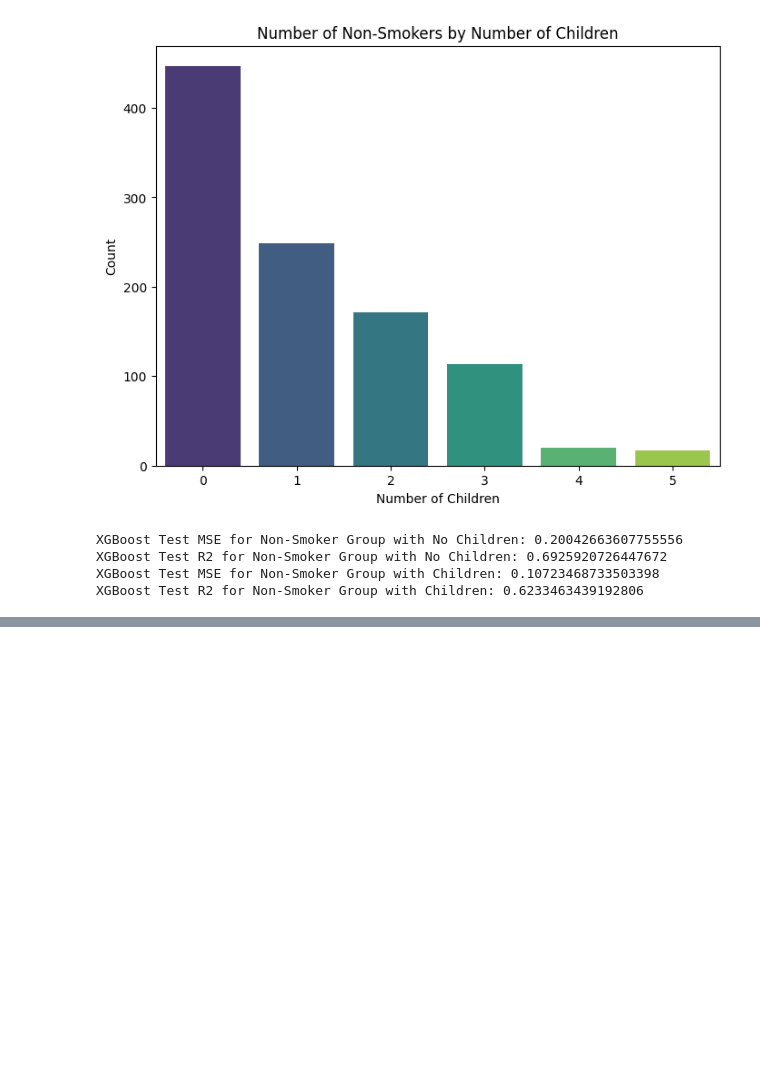
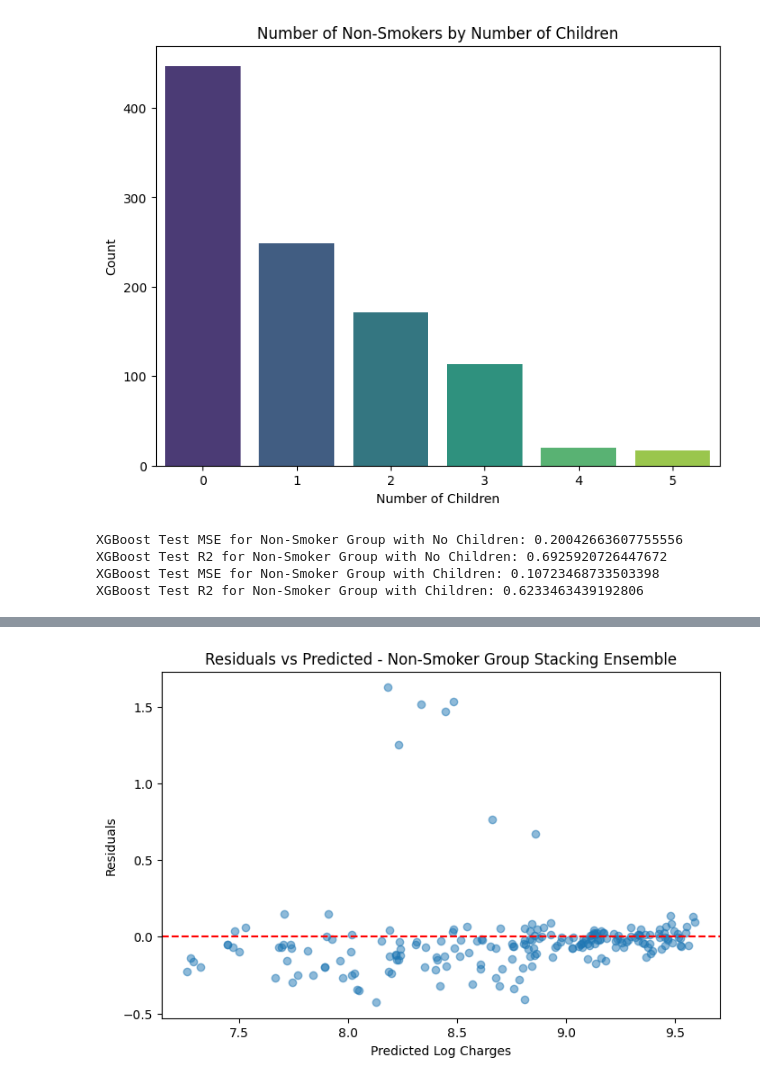
Before and after one commit to s-hreya-riram/three-little-pigs, a Jupyter notebook: exploratory_data_analysis.ipynb, the cells around one changed output, grey strips where cells are left out. Cells and saved outputs as stored; diff of their text form; code cells hidden in the pictures; blank space fills up the shorter version.

```diff
--- a/exploratory_data_analysis.ipynb
+++ b/exploratory_data_analysis.ipynb
@@ -807,0 +1318,86 @@ XGBoost Test R2 for Non-Smoker Group with Children: 0.6233463439192806
+# %%
+import warnings
+warnings.filterwarnings('ignore')
+from sklearn.pipeline import Pipeline
+
+non_smoker_df = data_df[data_df['smoker']=='no']
+y_ns = non_smoker_df['log_charges']
+X_ns = non_smoker_df.drop(columns=['log_charges'])
+X_ns = pd.get_dummies(X_ns, drop_first=True)
+
+# Train-test split 80/20
+X_train_ns, X_test_ns, y_train_ns, y_test_ns = train_test_split(
+    X_ns, y_ns, test_size=0.2, random_state=42
+)
+
+# Polynomial Features
+poly = PolynomialFeatures(degree=2, interaction_only=False, include_bias=False)
+
+# Base models with TransformedTargetRegressor for log-transform
+rf_model = RandomForestRegressor(n_estimators=100, max_depth=5, random_state=42)
+
+xgb_model = TransformedTargetRegressor(
+    regressor=XGBRegressor(objective='reg:squarederror', n_estimators=100, max_depth=5, learning_rate=0.05, random_state=42),
+    func=np.log1p, inverse_func=np.expm1
+)
+
+lgb_model = TransformedTargetRegressor(
+    regressor=lgb.LGBMRegressor(objective='regression', boosting_type='gbdt',
+                                 learning_rate=0.05, num_leaves=31, n_estimators=100,
+                                 min_child_samples=20, max_depth=5, random_state=42, verbose=-1),
+    func=np.log1p, inverse_func=np.expm1
+)
+
+estimators = [('rf', rf_model), ('xgb', xgb_model), ('lgb', lgb_model)]
+
+stacking_model = StackingRegressor(
+    estimators=estimators,
+    final_estimator=Ridge(alpha=1.0),
+    cv=10,  # 10-fold CV
+    n_jobs=-1
+)
+
+# Pipeline: polynomial features + stacking
+stacking_pipeline = Pipeline([
+    ('poly', poly),
+    ('stack', stacking_model)
+])
+
+# Fit model
+stacking_pipeline.fit(X_train_ns, y_train_ns)
+
+# Predict
+y_pred_ns = stacking_pipeline.predict(X_test_ns)
+
+# Metrics
+mse_ns = mean_squared_error(y_test_ns, y_pred_ns)
+rmse_ns = np.sqrt(mse_ns)
+r2_ns = r2_score(y_test_ns, y_pred_ns)
+
+# Cross-validated metrics
+cv = KFold(n_splits=10, shuffle=True, random_state=42)
+
+cv_mse_scores = -cross_val_score(stacking_pipeline, X_train_ns, y_train_ns, cv=cv, scoring='neg_mean_squared_error', n_jobs=-1)
+cv_rmse_mean = np.sqrt(np.mean(cv_mse_scores))
+
+cv_r2_scores = cross_val_score(stacking_pipeline, X_train_ns, y_train_ns, cv=cv, scoring='r2', n_jobs=-1)
+cv_r2_mean = np.mean(cv_r2_scores)
+
+# Print results
+print("Non-Smoker Group - Stacking Ensemble with Polynomial Features")
+print(f"Test MSE: {mse_ns:.4f}")
+print(f"Test RMSE: {rmse_ns:.4f}")
+print(f"Test R2: {r2_ns:.4f}")
+print(f"10-Fold CV RMSE: {cv_rmse_mean:.4f}")
+print(f"10-Fold CV R2: {cv_r2_mean:.4f}")
+
+# Residual plot
+residuals = y_test_ns - y_pred_ns
+plt.figure(figsize=(8,5))
+plt.scatter(y_pred_ns, residuals, alpha=0.5)
+plt.axhline(0, color='red', linestyle='--')
+plt.xlabel('Predicted Log Charges')
+plt.ylabel('Residuals')
+plt.title('Residuals vs Predicted - Non-Smoker Group Stacking Ensemble')
+plt.show()
+# %% [output]
@@ -807,0 +1410 @@ XGBoost Test R2 for Non-Smoker Group with Children: 0.6233463439192806
+[figure, added]
```
Also changed, not shown: parts of 8 cells of this notebook.
